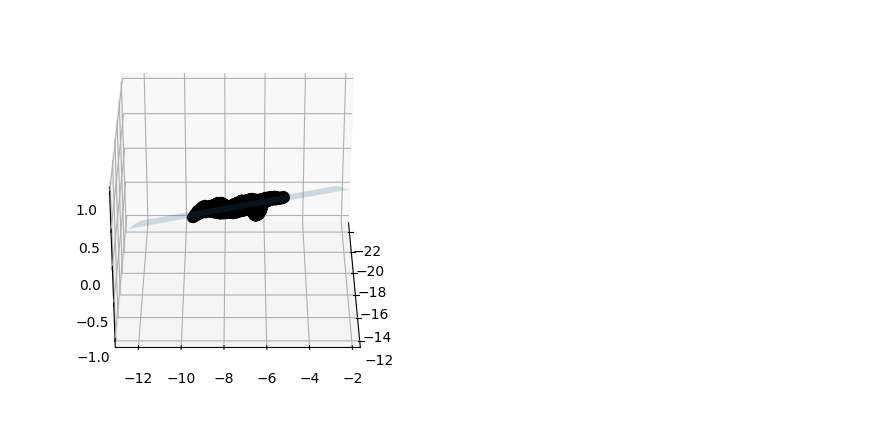
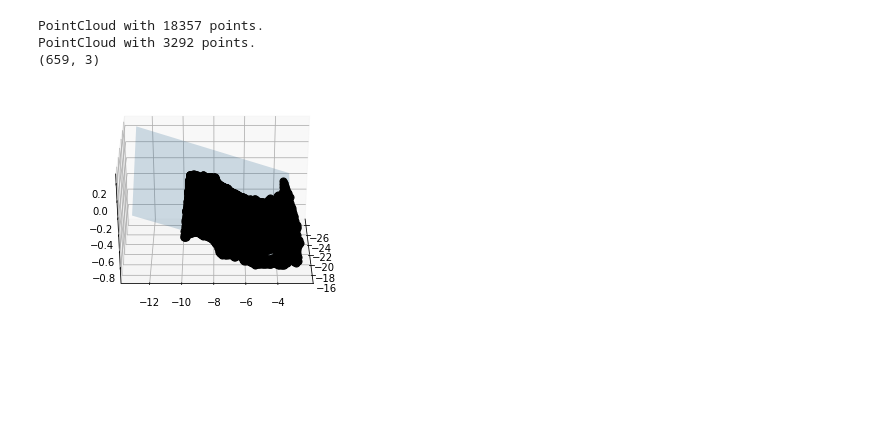
Before and after one commit to Wojcik98/femern_project, a Jupyter notebook: analysis_femern/scripts/extras/analyze.ipynb, the cells around one changed output. Saved outputs shown, nothing was run; the diff lists cells and outputs as text; code cells hidden in the pictures; blank space fills up the shorter version.

```diff
--- a/analysis_femern/scripts/extras/analyze.ipynb
+++ b/analysis_femern/scripts/extras/analyze.ipynb
@@ -18,5 +20,8 @@ PointCloud with 4297125 points.
 # %%
-pcds: list[o3d.geometry.PointCloud] = []
-plys_dir = 'very_flat_plys/'
-for fn in os.listdir(plys_dir):
-    pcds.append(o3d.io.read_point_cloud(plys_dir + fn))
+# pcds: list[o3d.geometry.PointCloud] = []
+plys_dir = '../../maps/flat_frame_separated/'
+
+pc_fns = [fn for fn in os.listdir(plys_dir)]
+
+def get_pc_from_fn(fn_:str):
+    return o3d.io.read_point_cloud(plys_dir+fn_)
@@ -29,0 +36,15 @@ plane = Plane.best_fit(points)
+# %%
+_pc_100 = get_pc_from_fn(pc_fns[102])
+print(_pc_100)
+_pc_100 = _pc_100.voxel_down_sample(voxel_size=0.1)
+print(_pc_100)
+
+# o3d.visualization.draw_geometries([_pc_100])
+
+ps= np.asarray(_pc_100.points)
+ps = np.array([p for i,p in enumerate(ps) if i%5==0])
+print(ps.shape)
+# %% [output]
+PointCloud with 18357 points.
+PointCloud with 3292 points.
+(659, 3)
@@ -30,11 +58,13 @@ plane = Plane.best_fit(points)
 # %%
+sk_points = Points(np.asarray(_pc_100.points))
+sk_plane = Plane.best_fit(sk_points)
 fig, ax = plot_3d(
-    points.plotter(c='k', s=50, depthshade=False),
-    plane.plotter(alpha=0.2, lims_x=(-5, 5), lims_y=(-5, 5)),
+    sk_points.plotter(c='k', s=50, depthshade=False),
+    sk_plane.plotter(alpha=0.2, lims_x=(-5, 5), lims_y=(-5, 5)),
 )
 ax.view_init(30, 0)
 # %% [output]
-[figure, old version]
+[figure, new version]
 # %%
 downpcd = pcd.voxel_down_sample(voxel_size=0.5)
 # %%
```
Also changed, not shown: parts of 12 cells of this notebook, 7 other files.
